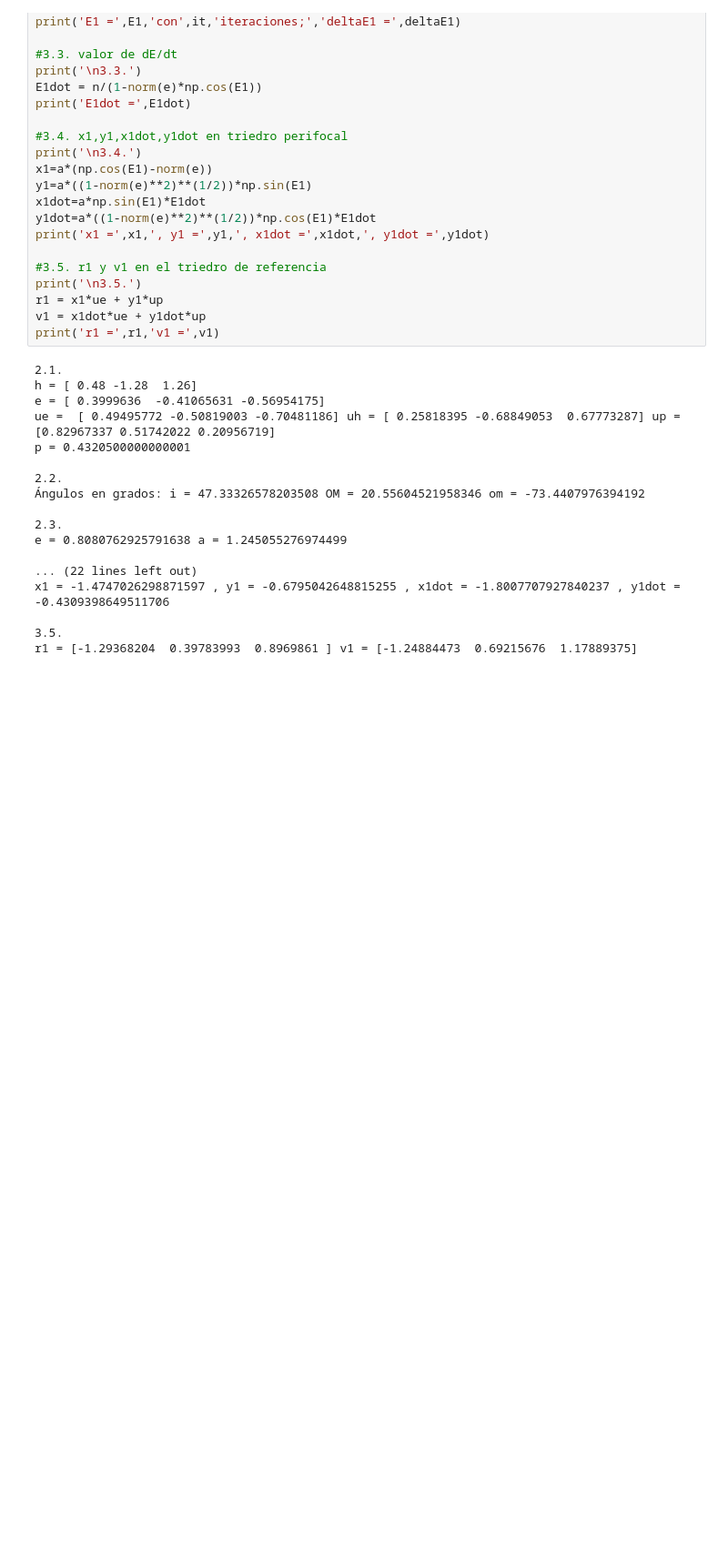
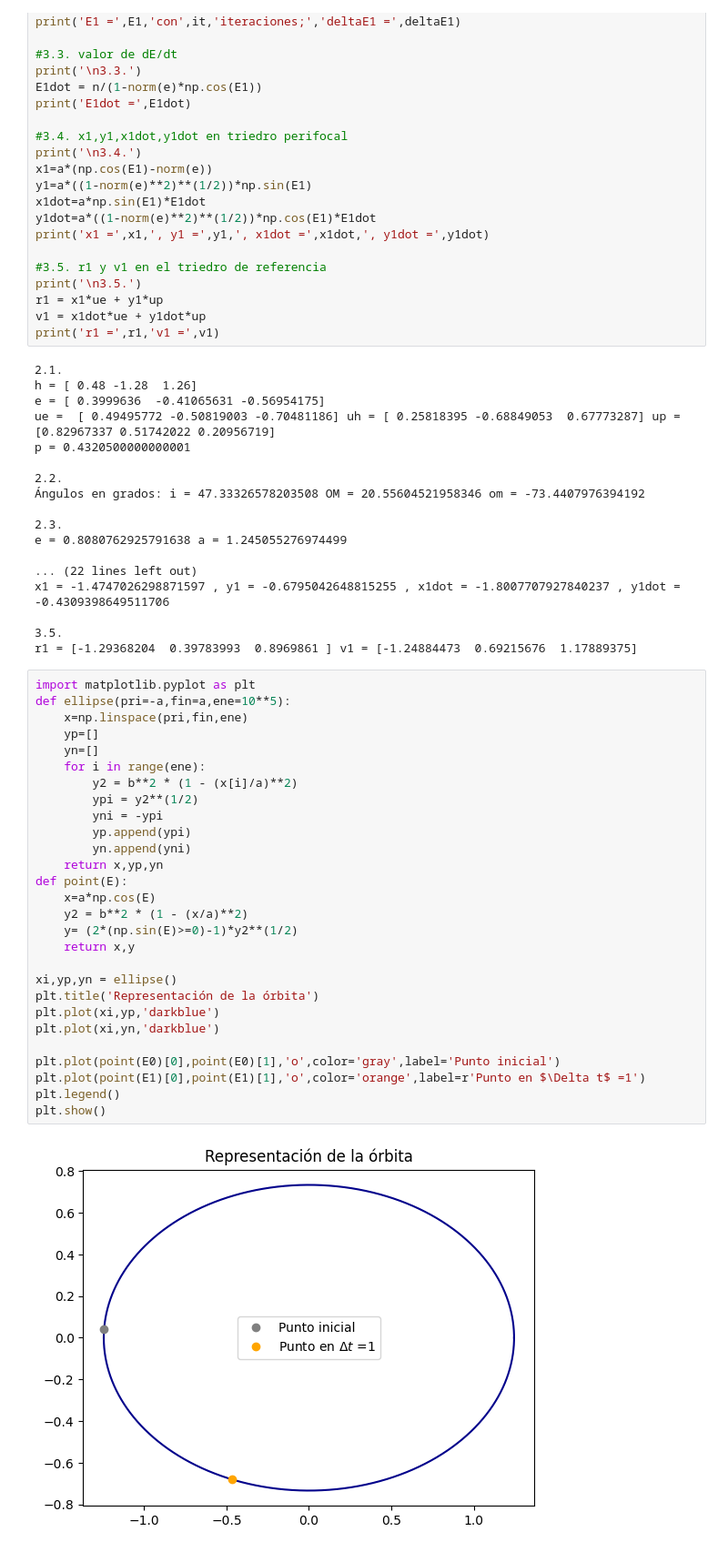
Before and after one commit to RistoRisoto/MecanicaOrbital, a Jupyter notebook: MecOrbEj1.ipynb, the cells around one changed output. Shown at 91% size. Cells and saved outputs as stored; diff of their text form; blank space fills up the shorter version.

Commit message:
Añado representación del la órbita y de los puntos

```diff
--- a/MecOrbEj1.ipynb
+++ b/MecOrbEj1.ipynb
@@ -125,3 +125,33 @@ x1 = -1.4747026298871597 , y1 = -0.6795042648815255 , x1dot = -1.800770792784023
 
 3.5.
 r1 = [-1.29368204  0.39783993  0.8969861 ] v1 = [-1.24884473  0.69215676  1.17889375]
+# %%
+import matplotlib.pyplot as plt
+def ellipse(pri=-a,fin=a,ene=10**5):
+    x=np.linspace(pri,fin,ene)
+    yp=[]
+    yn=[]
+    for i in range(ene):
+        y2 = b**2 * (1 - (x[i]/a)**2)
+        ypi = y2**(1/2)
+        yni = -ypi
+        yp.append(ypi)
+        yn.append(yni)
+    return x,yp,yn
+def point(E):
+    x=a*np.cos(E)
+    y2 = b**2 * (1 - (x/a)**2)
+    y= (2*(np.sin(E)>=0)-1)*y2**(1/2)
+    return x,y
+
+xi,yp,yn = ellipse()
+plt.title('Representación de la órbita')
+plt.plot(xi,yp,'darkblue')
+plt.plot(xi,yn,'darkblue')
+
+plt.plot(point(E0)[0],point(E0)[1],'o',color='gray',label='Punto inicial')
+plt.plot(point(E1)[0],point(E1)[1],'o',color='orange',label=r'Punto en $\Delta t$ =1')
+plt.legend()
+plt.show()
+# %% [output]
+[figure, added]
```
